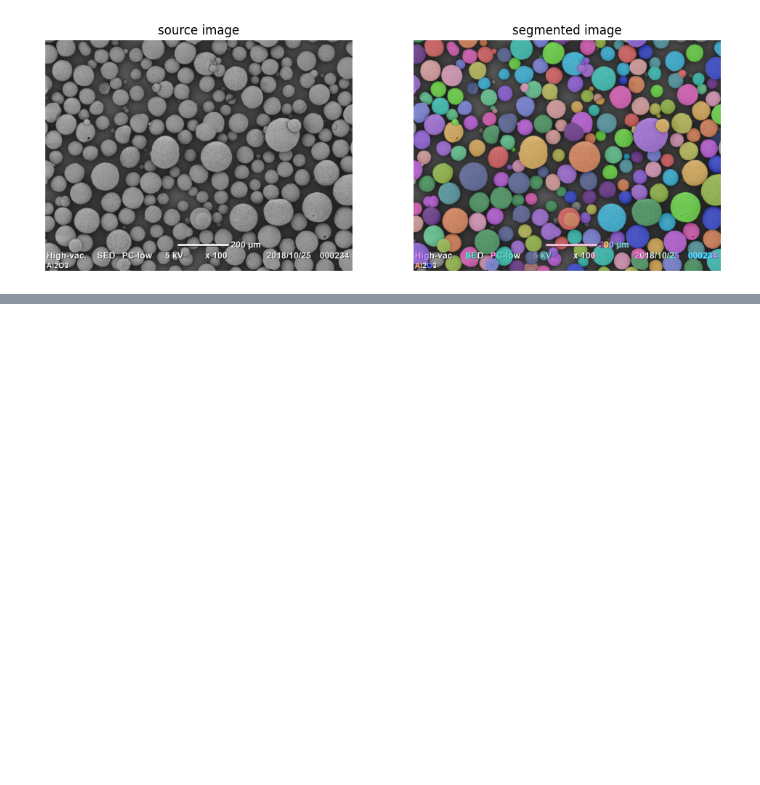
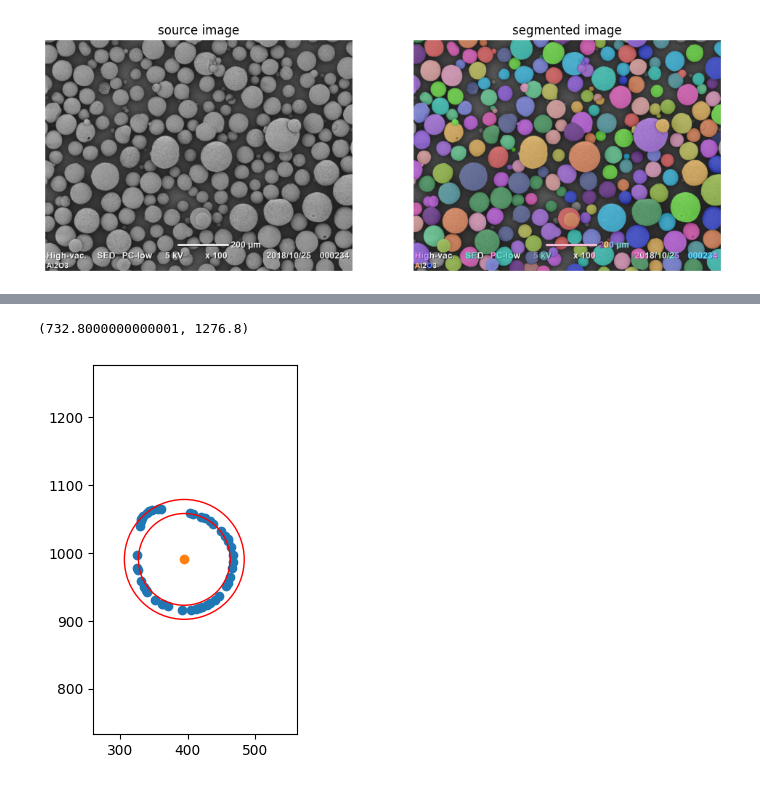
Before and after one commit to hodakamori/ml-tutorial, a Jupyter notebook: 026_segment_anything/segment_anything_sem.ipynb, the cells around one changed output, grey strips where cells are left out. Drawn from its saved outputs; the diff is of its cells as text; code cells hidden in the pictures; blank space fills up the shorter version.

```diff
--- a/026_segment_anything/segment_anything_sem.ipynb
+++ b/026_segment_anything/segment_anything_sem.ipynb
@@ -64,0 +91,37 @@ sv.plot_images_grid(
+# %%
+from scipy.spatial import ConvexHull
+
+def extract_boundary_points(coordinates):
+    hull = ConvexHull(coordinates)
+    boundary_points = coordinates[hull.vertices]
+    return boundary_points
+# %%
+boundary_points = extract_boundary_points(segment_data[0]["coordinates"])
+# %%
+import math
+
+def calculate_circularity(points):
+    x_center = sum(p[0] for p in points) / len(points)
+    y_center = sum(p[1] for p in points) / len(points)
+    radii = [math.sqrt((p[0] - x_center)**2 + (p[1] - y_center)**2) for p in points]
+    mean_radius = sum(radii) / len(radii)
+    circularity = min(radii) / max(radii)
+
+    return circularity, x_center, y_center, min(radii), max(radii)
+# %%
+circularity, x_center, y_center, rmin, rmax = calculate_circularity(boundary_points)
+# %%
+fig = plt.figure()
+ax = fig.add_subplot(111)
+ax.scatter(boundary_points[:,0], boundary_points[:,1])
+ax.scatter(x_center, y_center)
+min_circle = plt.Circle((x_center, y_center), rmin, color='red', fill=False, label='Min Circle')
+ax.add_artist(min_circle)
+max_circle = plt.Circle((x_center, y_center), rmax, color='red', fill=False, label='Min Circle')
+ax.add_artist(max_circle)
+ax.set_aspect("equal")
+ax.set_xlim(boundary_points[:,0].min()*0.8, boundary_points[:,0].max()*1.2)
+ax.set_ylim(boundary_points[:,1].min()*0.8, boundary_points[:,1].max()*1.2)
+# %% [output]
+(732.8000000000001, 1276.8)
+[figure, added]
```
Also changed, not shown: parts of 8 cells of this notebook.
